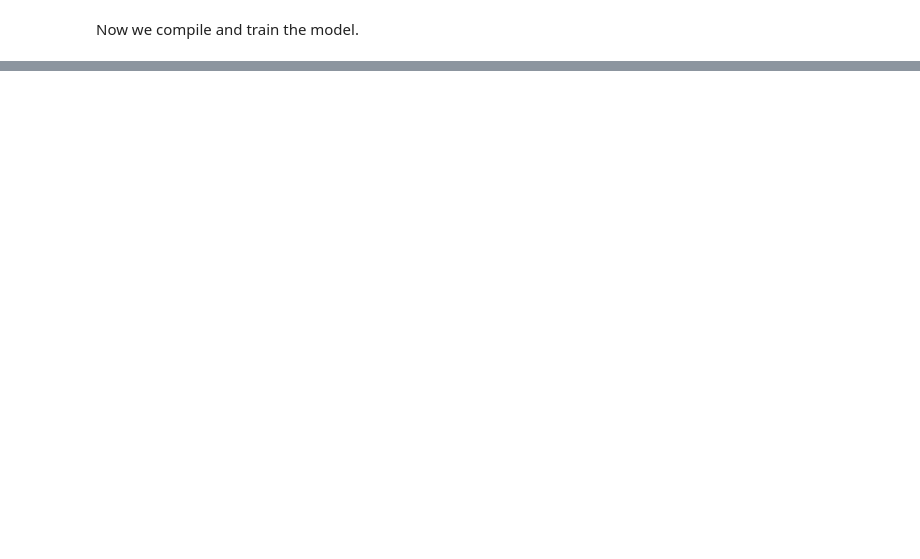
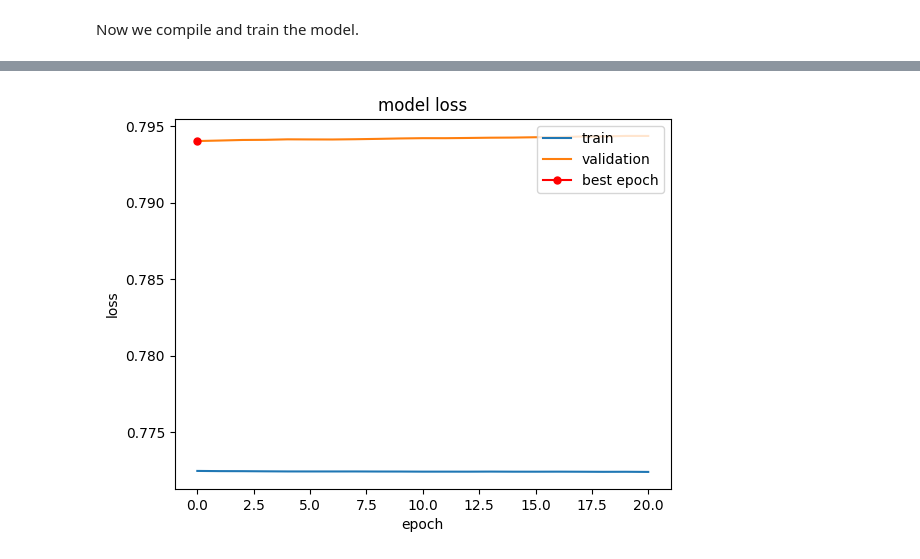
Before and after one commit to jstringara/Fintech, a Jupyter notebook: BC3/autoencoder.ipynb, the cells around one changed output, grey strips where cells are left out. Saved outputs shown, nothing was run; the diff lists cells and outputs as text; code cells hidden in the pictures; blank space fills up the shorter version.

```diff
--- a/BC3/autoencoder.ipynb
+++ b/BC3/autoencoder.ipynb
@@ -52,9 +99,8 @@ Split the data between training and test set.
 # %%
-# split the data into training and test set (80% training, 20% test)
+# split the data into training and test set (80% training and validation, 20% test)
 
-# first shuffle the data (both X and Y, but keep the order of X and Y the same)
-# create a random permutation of the indices of X
-permutation = np.random.permutation(X.index)
+# first shuffle the data (both X and Y, but keep the order of X and Y the same) (with seed 42 for reproducibility)
+permutation = np.random.RandomState(seed=42).permutation(len(X))
 # shuffle X and Y according to the permutation
 X = X.reindex(permutation)
 Y = Y.reindex(permutation)
@@ -130,7 +266,13 @@ Now we compile and train the model.
 # %%
-# Compile and train the model
-model.compile(optimizer=Adam(learning_rate=0.001), loss='mse')
-early_stopping = EarlyStopping(monitor='val_loss', patience=1000, verbose=1)
-model.fit(X_train, X_train, epochs=100, batch_size=100, validation_split=0.2, callbacks=[early_stopping])
+# Compile and train the model for the best learning rate
+model.compile(optimizer=Adam(learning_rate=0.0001), loss='mse')
+early_stopping = EarlyStopping(monitor='val_loss', patience=20, restore_best_weights=True, verbose=1)
+history = model.fit(X_train, X_train, epochs=100, batch_size=32, shuffle=True, validation_split=0.2, verbose=1, callbacks=[early_stopping])
+# get the best epoch and the best loss
+best_epoch = np.argmin(history.history['val_loss'])
+best_loss = history.history['val_loss'][best_epoch]
+# print the best epoch and the best loss
+print('Best epoch: {}'.format(best_epoch))
+print('Best loss: {}'.format(best_loss))
 # %% [output]
 Epoch 1/100
@@ -154,3 +295,16 @@ Epoch 100/100
+# %%
+# plot the training and validation loss for the best learning rate
+plt.plot(history.history['loss'])
+plt.plot(history.history['val_loss'])
+# highlight the best epoch and the best loss
+plt.plot(best_epoch, best_loss, marker='o', markersize=5, color="red")
+plt.title('model loss')
+plt.ylabel('loss')
+plt.xlabel('epoch')
+plt.legend(['train', 'validation', 'best epoch'], loc='upper right')
+plt.show()
+# %% [output]
+[figure, added]
 # %%
 # Make prediction
 prediction_test = model.predict(X_test)
```
Also changed, not shown: parts of 19 cells of this notebook, 4 other files.
